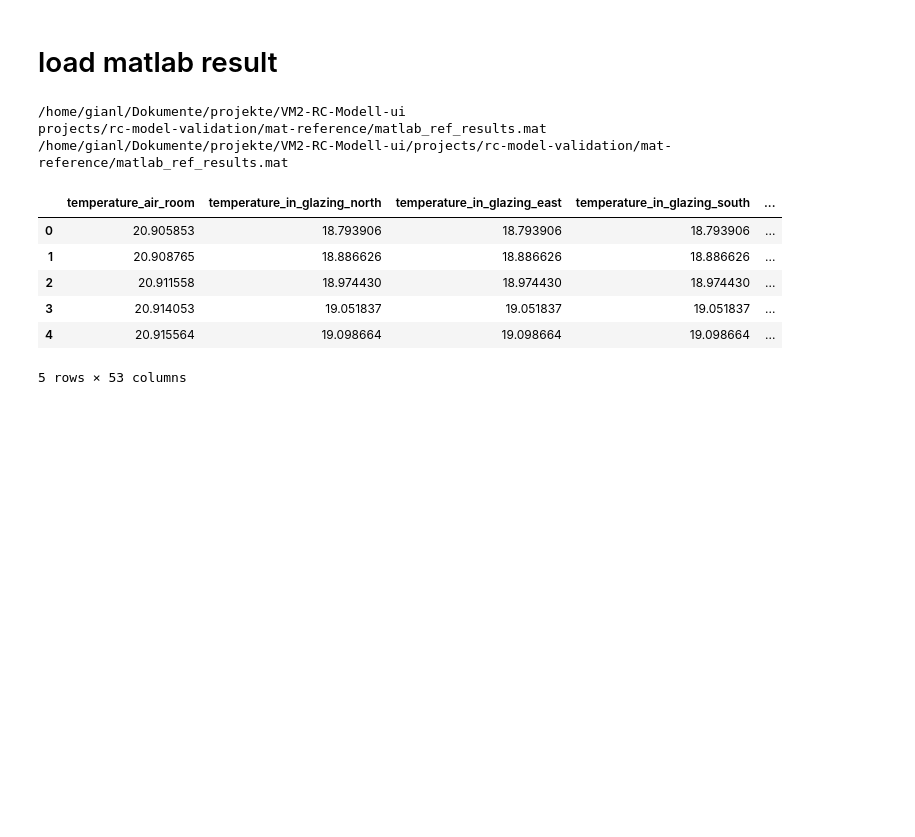
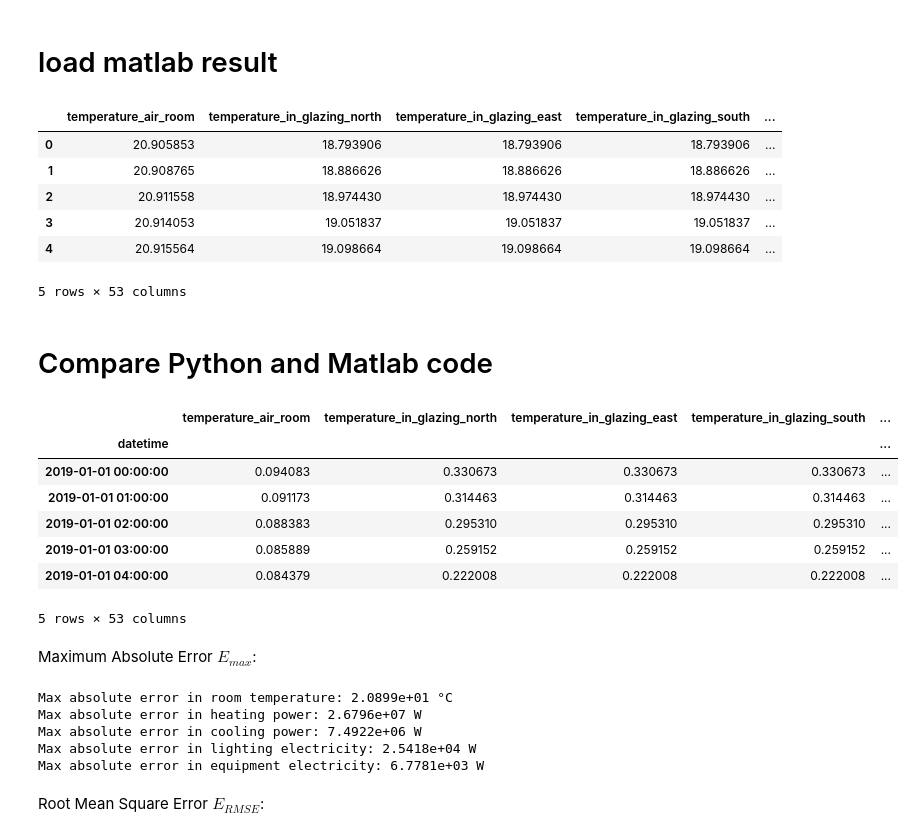
Before and after one commit to glDemonti/rc-model-building-simulation, a Jupyter notebook: notebooks/validation_rc_model.ipynb, the cells around one changed output. Drawn from its saved outputs; the diff is of its cells as text; code cells hidden in the pictures; blank space fills up the shorter version.

```diff
--- a/notebooks/validation_rc_model.ipynb
+++ b/notebooks/validation_rc_model.ipynb
@@ -51,13 +52,11 @@ df_res.head(5)
 # %% [markdown]
 # load matlab result
 # %%
-mat_path = Path('projects') / 'rc-model-validation' / 'mat-reference' / 'matlab_ref_results.mat'
-mat_path_2 = Path(PROJECT_ROOT) / 'projects' / 'rc-model-validation' / 'mat-reference' / 'matlab_ref_results.mat'
-print(PROJECT_ROOT)
-print(mat_path)
-print(mat_path_2)
+# path to matlab results
+mat_path = Path(PROJECT_ROOT) / 'projects' / 'rc-model-validation' / 'mat-reference' / 'matlab_ref_results.mat'
 
-mat_data = loadmat(mat_path_2, squeeze_me=True)
+# load matlab results
+mat_data = loadmat(mat_path, squeeze_me=True)
 
 # Extract relevant output data from MATLAB structure
 Q_c_ref = mat_data['output_cooling_power']
@@ -67,18 +66,18 @@ Eq_ref = mat_data['output_equipment_electricity']
 
 # Create DataFrame for MATLAB outputs
 df_outputs = pd.DataFrame({
+    'output_heating_power': Q_h_ref,
     'output_cooling_power': Q_c_ref,
-    'output_heating_power': Q_h_ref,
     'output_lighting_electricity': El_ref,
     'output_equipment_electricity': Eq_ref
 })
 
 
 try:
-    row_names_all = df_res.columns.tolist()
-    row_names = row_names_all[1:-4]  # Exclude first and last four columns
+    row_names_all = df_res_py.columns.tolist()
+    row_names = row_names_all[:-4]  # Exclude first and last four columns
 except NameError:
-    print("df_res is not defined.")
+    print("df_res_py is not defined.")
 
 temp_mat_array = mat_data['output_temperatures']
 num_rows_mat = temp_mat_array.shape[1]
@@ -95,13 +94,47 @@ else:
 df_res_mat = pd.concat([df_temp_outputs, df_outputs], axis=1)
 df_res_mat.head()
 # %% [output]
+|  | temperature_air_room | temperature_in_glazing_north | temperature_in_glazing_east | temperature_in_glazing_south | ... |
+| 0 | 20.905853 | 18.793906 | 18.793906 | 18.793906 | ... |
+| 1 | 20.908765 | 18.886626 | 18.886626 | 18.886626 | ... |
+| 2 | 20.911558 | 18.974430 | 18.974430 | 18.974430 | ... |
+| 3 | 20.914053 | 19.051837 | 19.051837 | 19.051837 | ... |
+| 4 | 20.915564 | 19.098664 | 19.098664 | 19.098664 | ... |
-/home/gianl/Dokumente/projekte/VM2-RC-Modell-ui
-projects/rc-model-validation/mat-reference/matlab_ref_results.mat
-/home/gianl/Dokumente/projekte/VM2-RC-Modell-ui/projects/rc-model-validation/mat-reference/matlab_ref_results.mat
+5 rows × 53 columns
-|  | temperature_air_room | temperature_in_glazing_north | temperature_in_glazing_east | temperature_in_glazing_south | ... |
-| 0 | 20.905853 | 18.793906 | 18.793906 | 18.793906 | ... |
-| 1 | 20.908765 | 18.886626 | 18.886626 | 18.886626 | ... |
-| 2 | 20.911558 | 18.974430 | 18.974430 | 18.974430 | ... |
-| 3 | 20.914053 | 19.051837 | 19.051837 | 19.051837 | ... |
-| 4 | 20.915564 | 19.098664 | 19.098664 | 19.098664 | ... |
-5 rows × 53 columns
+# %% [markdown]
+# Compare Python and Matlab code
+# %%
+df_res_mat.index = df_res_py.index
+
+df_diff = df_res_py.subtract(df_res_mat, fill_value=0)
+df_diff.head()
+# %% [output]
+|  | temperature_air_room | temperature_in_glazing_north | temperature_in_glazing_east | temperature_in_glazing_south | ... |
+| datetime |  |  |  |  | ... |
+| 2019-01-01 00:00:00 | 0.094083 | 0.330673 | 0.330673 | 0.330673 | ... |
+| 2019-01-01 01:00:00 | 0.091173 | 0.314463 | 0.314463 | 0.314463 | ... |
+| 2019-01-01 02:00:00 | 0.088383 | 0.295310 | 0.295310 | 0.295310 | ... |
+| 2019-01-01 03:00:00 | 0.085889 | 0.259152 | 0.259152 | 0.259152 | ... |
+| 2019-01-01 04:00:00 | 0.084379 | 0.222008 | 0.222008 | 0.222008 | ... |
+5 rows × 53 columns
+# %% [markdown]
+Maximum Absolute Error $E_{max}$:
+# %%
+max_abs_err_temp_room= np.max(np.abs(df_diff["temperature_air_room"]))
+max_abs_err_heating_power= np.max(np.abs(df_diff["output_heating_power"]))
+max_abs_err_cooling_power= np.max(np.abs(df_diff["output_cooling_power"]))
+max_abs_err_lighting_electricity= np.max(np.abs(df_diff["output_lighting_electricity"]))
+max_abs_err_equipment_electricity= np.max(np.abs(df_diff["output_equipment_electricity"]))
+print(f"Max absolute error in room temperature: {max_abs_err_temp_room:.4e} °C")
+print(f"Max absolute error in heating power: {max_abs_err_heating_power:.4e} W")
+print(f"Max absolute error in cooling power: {max_abs_err_cooling_power:.4e} W")
+print(f"Max absolute error in lighting electricity: {max_abs_err_lighting_electricity:.4e} W")
+print(f"Max absolute error in equipment electricity: {max_abs_err_equipment_electricity:.4e} W")
+# %% [output]
+Max absolute error in room temperature: 2.0899e+01 °C
+Max absolute error in heating power: 2.6796e+07 W
+Max absolute error in cooling power: 7.4922e+06 W
+Max absolute error in lighting electricity: 2.5418e+04 W
+Max absolute error in equipment electricity: 6.7781e+03 W
+# %% [markdown]
+Root Mean Square Error $E_{RMSE}$:
```
Also changed, not shown: parts of 3 cells of this notebook, 4 other files.
